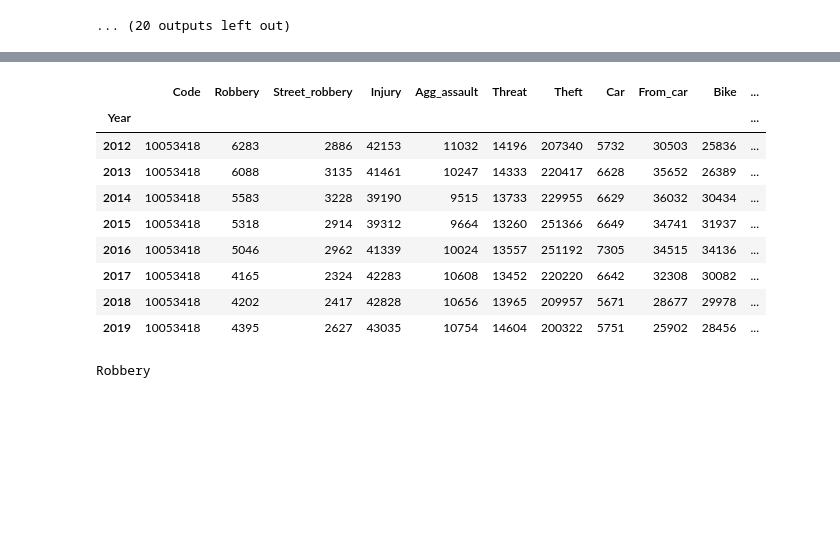
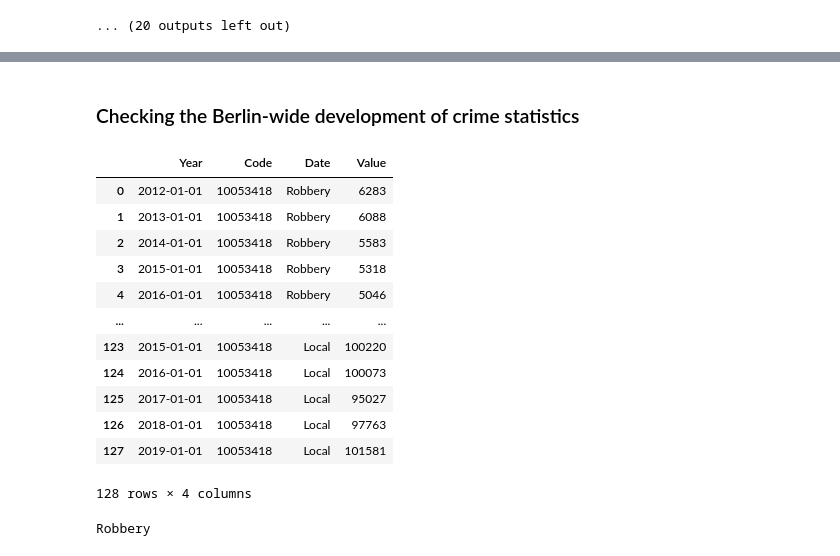
Before and after one commit to Jonny-Preuss/Berlin_stats_and_airbnb, a Jupyter notebook: BI_Project_Berlin_JP.ipynb, the cells around one changed output, grey strips where cells are left out. Cells and saved outputs as stored; diff of their text form; code cells hidden in the pictures; blank space fills up the shorter version.

```diff
--- a/BI_Project_Berlin_JP.ipynb
+++ b/BI_Project_Berlin_JP.ipynb
@@ -15,8 +15,8 @@ drive = drive.mount('/content/drive', force_remount = True)
 # %% [output]
 Mounted at /content/drive
 # %%
-path = 'drive/MyDrive/Colab Notebooks/BI/'
-df_cr = pd.read_csv(path+'Berlin_crimes.csv', encoding="utf-8")
+path = 'drive/MyDrive/Colab Notebooks/BI/data'
+df_cr = pd.read_csv(path+'Berlin_crimes.csv', encoding="utf-8", parse_dates=['Year'])
 df_cr.head()
 # %% [output]
 |  | Year | District | Code | Location | Robbery | Street_robbery | Injury | Agg_assault | Threat | Theft | ... |
@@ -83,16 +103,26 @@ Theft
+# %% [markdown]
+### Checking the Berlin-wide development of crime statistics
 # %%
-## checking the Berlin-wide development of crime statistics
+## checking the Berlin-wide development of crime statistics in a table
 
-df_cr.groupby(by=['Year']).sum()
+berlin_crime = df_cr.groupby(by=['Year']).sum().reset_index()
+berlin_crime = berlin_crime.melt(id_vars=["Year", "Code"],
+                                var_name="Date",
+                                value_name="Value")
+berlin_crime.to_csv('berlin_crime.csv')
+berlin_crime
 # %% [output]
-|  | Code | Robbery | Street_robbery | Injury | Agg_assault | Threat | Theft | Car | From_car | Bike | ... |
-| Year |  |  |  |  |  |  |  |  |  |  | ... |
-| 2012 | 10053418 | 6283 | 2886 | 42153 | 11032 | 14196 | 207340 | 5732 | 30503 | 25836 | ... |
-| 2013 | 10053418 | 6088 | 3135 | 41461 | 10247 | 14333 | 220417 | 6628 | 35652 | 26389 | ... |
-| 2014 | 10053418 | 5583 | 3228 | 39190 | 9515 | 13733 | 229955 | 6629 | 36032 | 30434 | ... |
-| 2015 | 10053418 | 5318 | 2914 | 39312 | 9664 | 13260 | 251366 | 6649 | 34741 | 31937 | ... |
-| 2016 | 10053418 | 5046 | 2962 | 41339 | 10024 | 13557 | 251192 | 7305 | 34515 | 34136 | ... |
-| 2017 | 10053418 | 4165 | 2324 | 42283 | 10608 | 13452 | 220220 | 6642 | 32308 | 30082 | ... |
-| 2018 | 10053418 | 4202 | 2417 | 42828 | 10656 | 13965 | 209957 | 5671 | 28677 | 29978 | ... |
-| 2019 | 10053418 | 4395 | 2627 | 43035 | 10754 | 14604 | 200322 | 5751 | 25902 | 28456 | ... |
+|  | Year | Code | Date | Value |
+| 0 | 2012-01-01 | 10053418 | Robbery | 6283 |
+| 1 | 2013-01-01 | 10053418 | Robbery | 6088 |
+| 2 | 2014-01-01 | 10053418 | Robbery | 5583 |
+| 3 | 2015-01-01 | 10053418 | Robbery | 5318 |
+| 4 | 2016-01-01 | 10053418 | Robbery | 5046 |
+| ... | ... | ... | ... | ... |
+| 123 | 2015-01-01 | 10053418 | Local | 100220 |
+| 124 | 2016-01-01 | 10053418 | Local | 100073 |
+| 125 | 2017-01-01 | 10053418 | Local | 95027 |
+| 126 | 2018-01-01 | 10053418 | Local | 97763 |
+| 127 | 2019-01-01 | 10053418 | Local | 101581 |
+128 rows × 4 columns
 # %%
```
Also changed, not shown: parts of 16 cells of this notebook.
